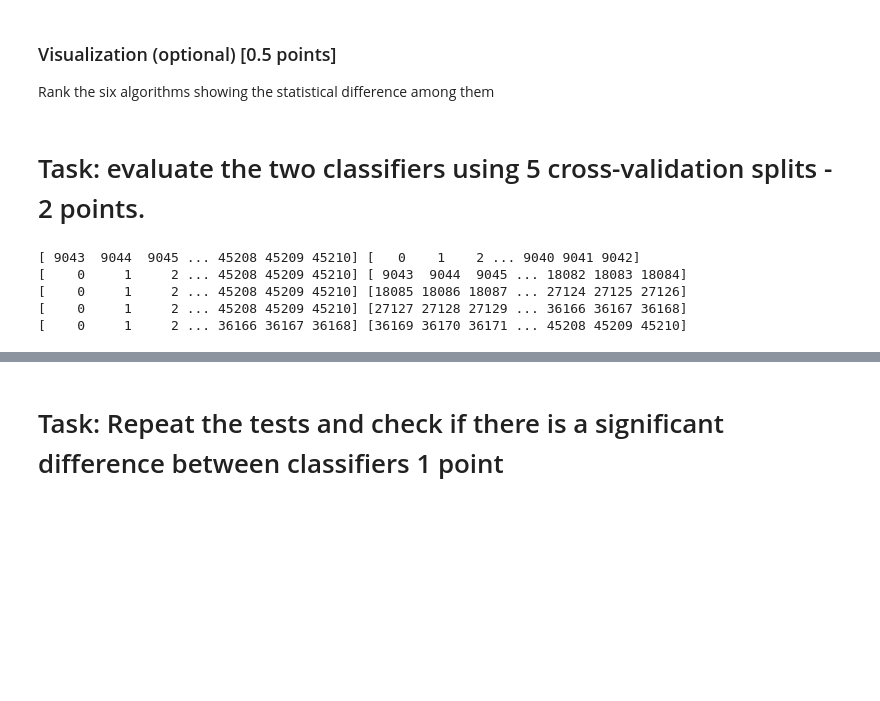
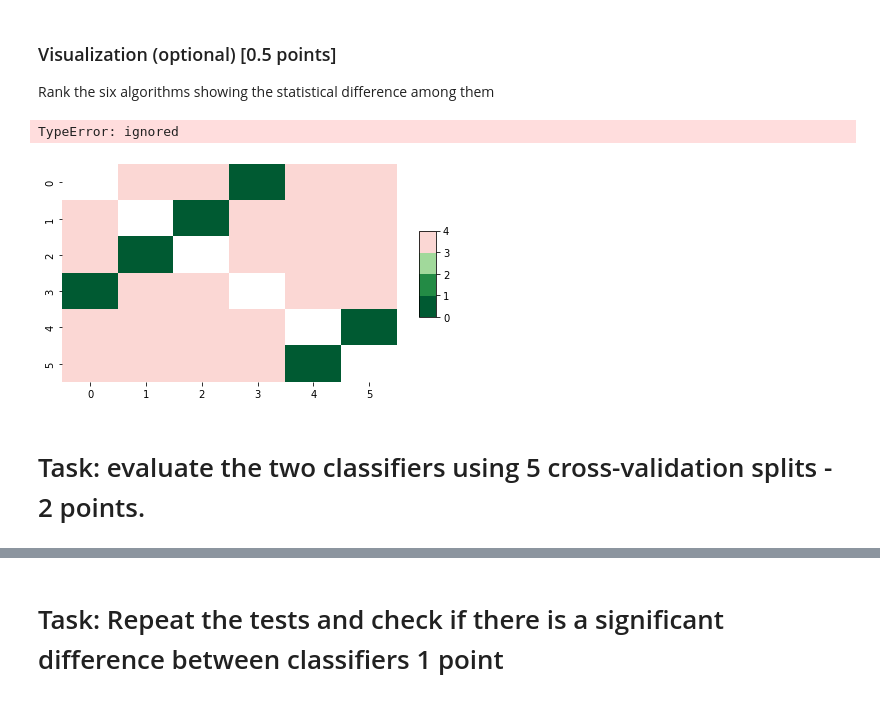
Before and after one commit to Marei33/xAutoML, a Jupyter notebook: xAutoML_2022_Evaluation_ML__Models_Marei_Freitag.ipynb, the cells around one changed output, grey strips where cells are left out. Saved outputs shown, nothing was run; the diff lists cells and outputs as text; code cells hidden in the pictures; blank space fills up the shorter version.

Commit message:
just visualisation left

```diff
--- a/xAutoML_2022_Evaluation_ML__Models_Marei_Freitag.ipynb
+++ b/xAutoML_2022_Evaluation_ML__Models_Marei_Freitag.ipynb
@@ -409,25 +425,20 @@ sp.sign_plot(sp.sign_array(posthoc_nemenyi_friedman_res))
+# %%
+# [start here]
+# Your code goes here komische Linien critical difference plot
+sp.sign_plot(sp.sign_array(posthoc_nemenyi_friedman_res))
+
+import Orange
+import matplotlib.pyplot as plt
+names = np.array([AB, ET, RF, GB, DT, SVM])
+avranks = [3.143,2.000,2.893,1.964]
+cd = Orange.evaluation.compute_CD(avranks, 14,alpha=”0.05", test=”bonferroni-dunn”) #tested on 14 datasets
+print(“cd=”,cd)
+Orange.evaluation.graph_ranks(avranks, names, cd=cd, width=5, textspace=1.5, cdmethod=0)
+plt.show()
+
+# [end here]
+# %% [output]
+TypeError: ignored
+[figure, added]
 # %% [markdown]
 # Task: evaluate the two classifiers using 5 cross-validation splits - 2 points.
-# %%
-# [start here]
-# rf compared to log with k fold cv, results?
-# 5-fold cross validation
-
-from sklearn.model_selection import KFold
-
-kf = KFold(n_splits=5)
-for train, test in kf.split(X):
-    print("%s %s" % (train, test))
-    X = np.array([[0., 0.], [1., 1.], [-1., -1.], [2., 2.]])
-    y = np.array([0, 1, 0, 1])
-    X_train, X_test, y_train, y_test = X[train], X[test], y[train], y[test]
-
-
-
-# [end here]
-# %% [output]
-[ 9043  9044  9045 ... 45208 45209 45210] [   0    1    2 ... 9040 9041 9042]
-[    0     1     2 ... 45208 45209 45210] [ 9043  9044  9045 ... 18082 18083 18084]
-[    0     1     2 ... 45208 45209 45210] [18085 18086 18087 ... 27124 27125 27126]
-[    0     1     2 ... 45208 45209 45210] [27127 27128 27129 ... 36166 36167 36168]
-[    0     1     2 ... 36166 36167 36168] [36169 36170 36171 ... 45208 45209 45210]
```
Also changed, not shown: parts of 9 cells of this notebook.
